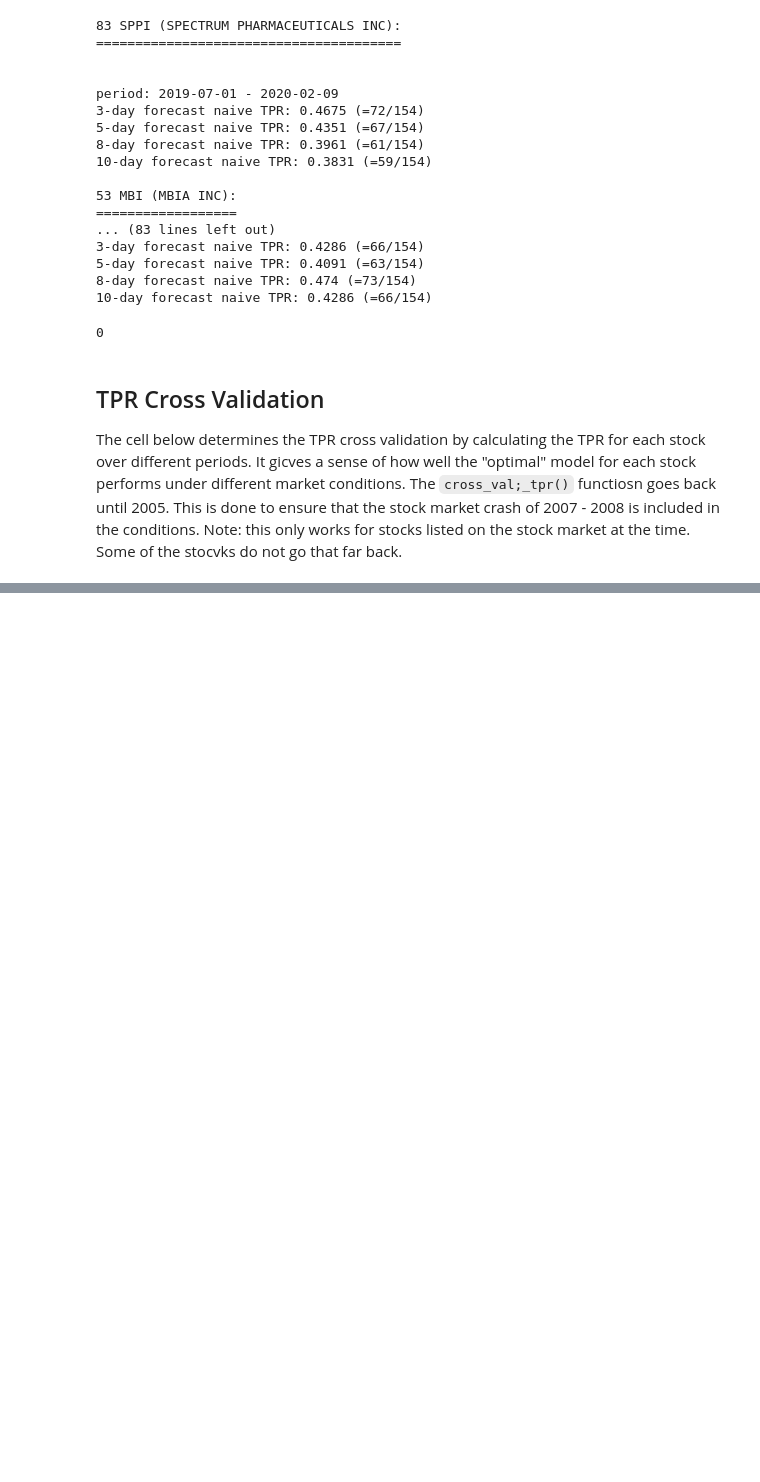
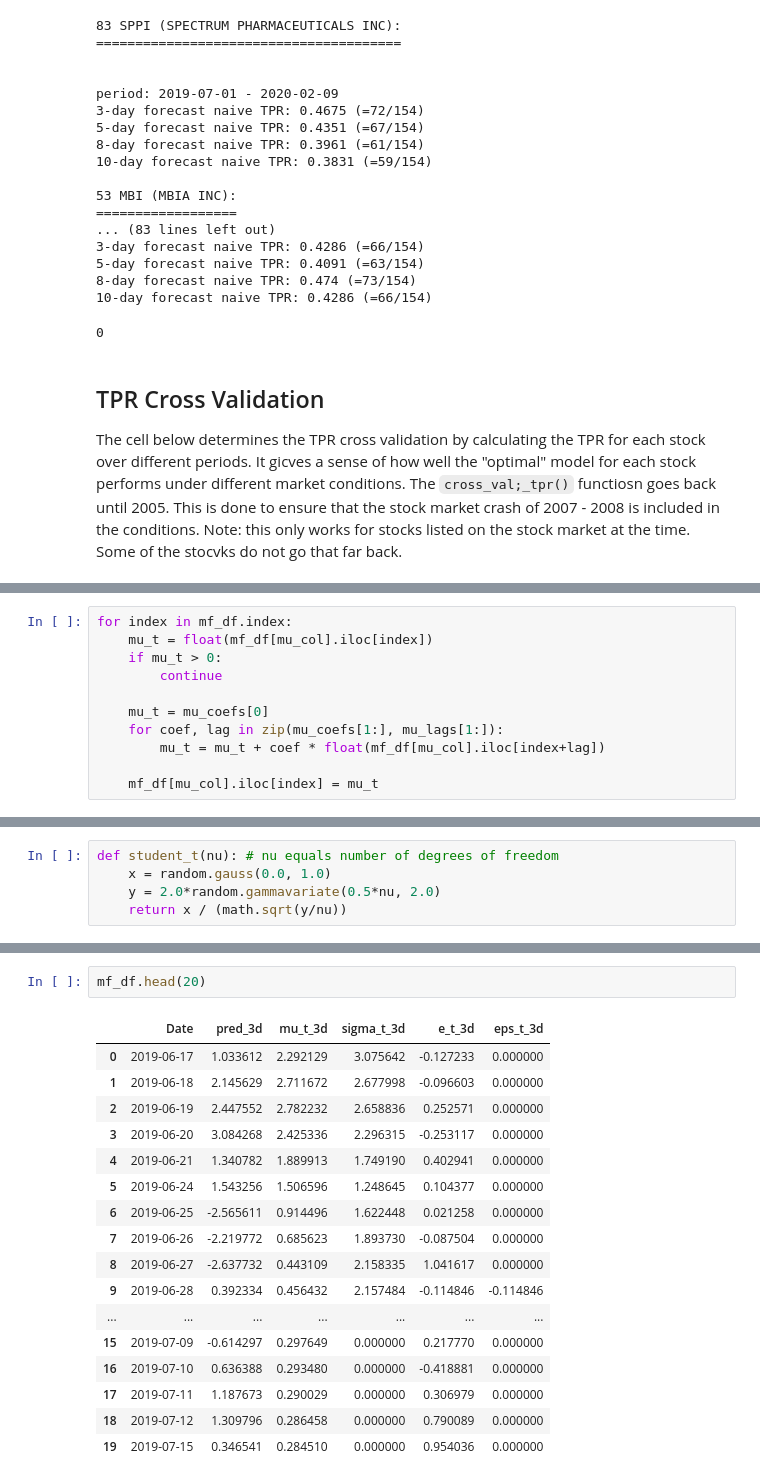
Before and after one commit to frkornet/Stock-Market-Final-Project, a Jupyter notebook: notebook/test days up.ipynb, the cells around one changed output, grey strips where cells are left out. Drawn from its saved outputs; the diff is of its cells as text; blank space fills up the shorter version.

```diff
--- a/notebook/test days up.ipynb
+++ b/notebook/test days up.ipynb
@@ -349,0 +512,11 @@ Name: params, dtype: float64
+# %%
+for index in mf_df.index:
+    mu_t = float(mf_df[mu_col].iloc[index])
+    if mu_t > 0:
+        continue
+
+    mu_t = mu_coefs[0]
+    for coef, lag in zip(mu_coefs[1:], mu_lags[1:]):
+        mu_t = mu_t + coef * float(mf_df[mu_col].iloc[index+lag])
+
+    mf_df[mu_col].iloc[index] = mu_t
@@ -349,0 +545,5 @@ Name: params, dtype: float64
+# %%
+def student_t(nu): # nu equals number of degrees of freedom
+    x = random.gauss(0.0, 1.0)
+    y = 2.0*random.gammavariate(0.5*nu, 2.0)
+    return x / (math.sqrt(y/nu))
@@ -349,0 +586,20 @@ Name: params, dtype: float64
+# %%
+mf_df.head(20)
+# %% [output]
+|  | Date | pred_3d | mu_t_3d | sigma_t_3d | e_t_3d | eps_t_3d |
+| 0 | 2019-06-17 | 1.033612 | 2.292129 | 3.075642 | -0.127233 | 0.000000 |
+| 1 | 2019-06-18 | 2.145629 | 2.711672 | 2.677998 | -0.096603 | 0.000000 |
+| 2 | 2019-06-19 | 2.447552 | 2.782232 | 2.658836 | 0.252571 | 0.000000 |
+| 3 | 2019-06-20 | 3.084268 | 2.425336 | 2.296315 | -0.253117 | 0.000000 |
+| 4 | 2019-06-21 | 1.340782 | 1.889913 | 1.749190 | 0.402941 | 0.000000 |
+| 5 | 2019-06-24 | 1.543256 | 1.506596 | 1.248645 | 0.104377 | 0.000000 |
+| 6 | 2019-06-25 | -2.565611 | 0.914496 | 1.622448 | 0.021258 | 0.000000 |
+| 7 | 2019-06-26 | -2.219772 | 0.685623 | 1.893730 | -0.087504 | 0.000000 |
+| 8 | 2019-06-27 | -2.637732 | 0.443109 | 2.158335 | 1.041617 | 0.000000 |
+| 9 | 2019-06-28 | 0.392334 | 0.456432 | 2.157484 | -0.114846 | -0.114846 |
+| ... | ... | ... | ... | ... | ... | ... |
+| 15 | 2019-07-09 | -0.614297 | 0.297649 | 0.000000 | 0.217770 | 0.000000 |
+| 16 | 2019-07-10 | 0.636388 | 0.293480 | 0.000000 | -0.418881 | 0.000000 |
+| 17 | 2019-07-11 | 1.187673 | 0.290029 | 0.000000 | 0.306979 | 0.000000 |
+| 18 | 2019-07-12 | 1.309796 | 0.286458 | 0.000000 | 0.790089 | 0.000000 |
+| 19 | 2019-07-15 | 0.346541 | 0.284510 | 0.000000 | 0.954036 | 0.000000 |
```
Also changed, not shown: parts of 40 cells of this notebook, 3 other files.
